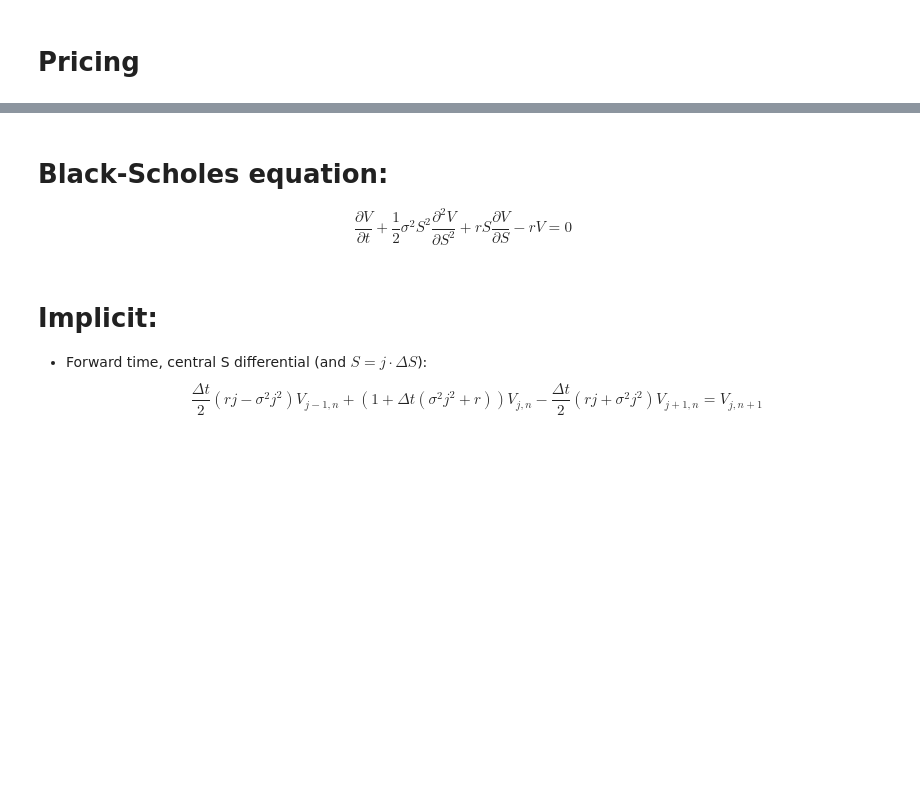
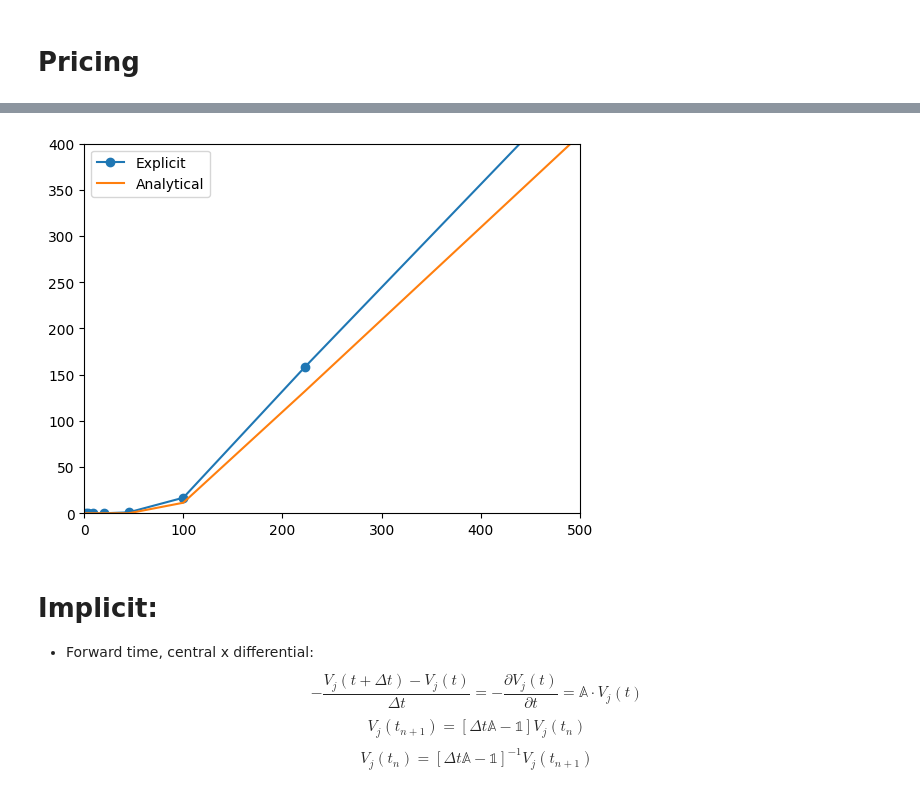
Before and after one commit to QuantCourseBP/QuantCourseBP, a Jupyter notebook: Lectures/05_Finite_method_intro/Finite_difference_method_intro_SOLUTION.ipynb, the cells around one changed output, grey strips where cells are left out. Drawn from its saved outputs; the diff is of its cells as text; code cells hidden in the pictures; blank space fills up the shorter version.

```diff
--- a/Lectures/Finite_method_intro/Finite_difference_method_intro_SOLUTION.ipynb
+++ b/Lectures/05_Finite_method_intro/Finite_difference_method_intro_SOLUTION.ipynb
@@ -466,7 +487,36 @@ plt.show()
-# %% [markdown]
-# Black-Scholes equation:
-$$\frac{\partial V}{\partial t}+\frac 1 2 \sigma^2 S^2 \frac{\partial ^2 V}{\partial S^2} + rS\frac{\partial V}{\partial S}-rV = 0$$
+# %%
+def create_and_run_explicit_BS(n_x, n_t):
+    dx = (x_max-x_min)/(n_x-1)
+    dt = T/(n_t-1)
+#     print(dt*SIGMA**2./dx**2.)
+
+    explicit_grid = np.zeros((n_x, n_t))
+    explicit_grid = call_boundary(explicit_grid, dx, dt)
+
+    matrix = dt*get_a(n_x, dx, R, SIGMA) + np.diag(np.ones(n_x))
+
+    for n in range(1, n_t)[::-1]:
+        #Drop first and last rows
+        explicit_grid[1:-1,n-1] = np.dot(matrix, explicit_grid[:,n])[1:-1]
+
+    return explicit_grid
+# %%
+n_x, n_t = 11, 111
+explicit_solution = create_and_run_explicit_BS(n_x,n_t)
+Spots = np.exp(np.linspace(x_min, x_max, n_x))*K
+
+plt.plot(Spots, explicit_solution[:,0], "o-", label="Explicit")
+plt.plot(Spots, black_scholes_eur_call(Spots, T), label="Analytical")
+up_lim=5*K
+plt.xlim(0, up_lim)
+plt.ylim(0,up_lim-K)
+plt.legend()
+plt.show()
+# %% [output]
+[figure, added]
 # %% [markdown]
 # Implicit:
-* Forward time, central S differential (and $S=j\cdot\Delta S$):
-$$\frac{\Delta t}{2}\left(rj-\sigma^2j^2\right)V_{j-1,n} + \left(1+\Delta t(\sigma^2j^2+r)\right)V_{j,n} - \frac{\Delta t}{2}\left(rj+\sigma^2 j^2\right)V_{j+1,n}=V_{j, n+1}$$
+* Forward time, central x differential:
+$$-\frac{V_j(t+\Delta t)-V_j(t)}{\Delta t} =-\frac{\partial V_j(t)}{\partial t} = \mathbb{A}\cdot V_j(t)$$
+$$V_{j}(t_{n+1})=\left[\Delta t \mathbb{A} -\mathbb{1}\right]V_{j}(t_{n})$$
+$$V_{j}(t_{n})=\left[\Delta t \mathbb{A} -\mathbb{1}\right]^{-1}V_{j}(t_{n+1})$$
```
Also changed, not shown: parts of 56 cells of this notebook, 1 other file.
